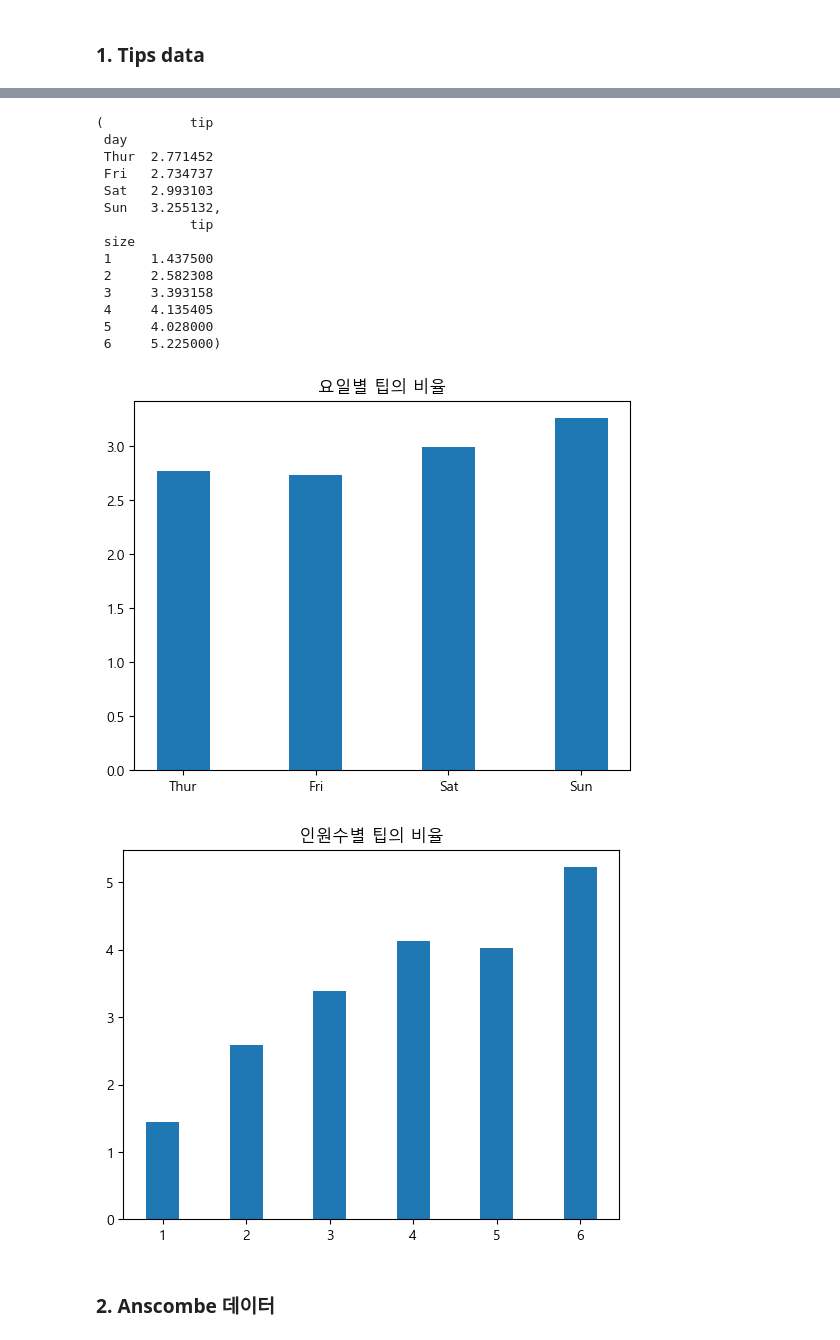
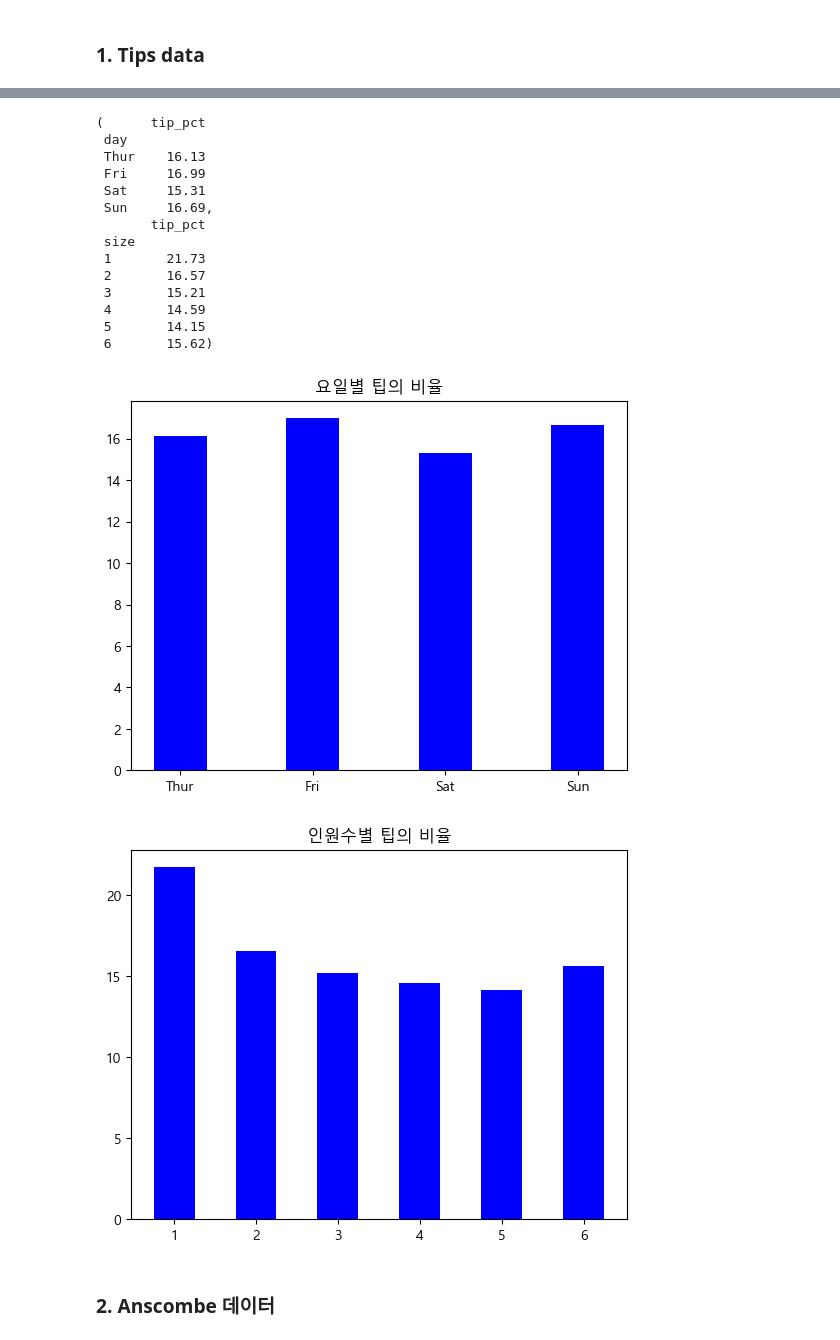
Before and after one commit to rawmouse96/DataAnalysis, a Jupyter notebook: 03.Matplotlib/과제/0418.ipynb, the cells around one changed output, grey strips where cells are left out. Saved outputs shown, nothing was run; the diff lists cells and outputs as text; code cells hidden in the pictures.

```diff
--- a/03.Matplotlib/과제/0418.ipynb
+++ b/03.Matplotlib/과제/0418.ipynb
@@ -9,5 +9,6 @@ plt.rcParams['axes.unicode_minus'] = False
 ### 1. Tips data
 # %%
 tips = sns.load_dataset('tips')
+tips['tip_pct'] = (tips.tip / tips.total_bill * 100).round(2)
 tips
 # %% [output]
@@ -17,35 +28,35 @@ tips
 # %%
-tips_day = tips.pivot_table('tip', 'day')
-tips_size = tips.pivot_table('tip', 'size')
+tips_day = tips.pivot_table('tip_pct', 'day')
+tips_size = tips.pivot_table('tip_pct', 'size')
 
-tips_day, tips_size
+tips_day.round(2), tips_size.round(2)
 # %% [output]
-(           tip
+(      tip_pct
  day
- Thur  2.771452
- Fri   2.734737
- Sat   2.993103
- Sun   3.255132,
-            tip
+ Thur    16.13
+ Fri     16.99
+ Sat     15.31
+ Sun     16.69,
+       tip_pct
  size
- 1     1.437500
- 2     2.582308
- 3     3.393158
- 4     4.135405
- 5     4.028000
- 6     5.225000)
+ 1       21.73
+ 2       16.57
+ 3       15.21
+ 4       14.59
+ 5       14.15
+ 6       15.62)
 # %%
-plt.bar(tips_day.index, tips_day.tip, width=0.4)
+plt.bar(tips_day.index, tips_day.tip_pct, width=0.4, color='blue')
 plt.title('요일별 팁의 비율')
 plt.show()
 # %% [output]
-[figure, old version]
+[figure, new version]
 # %%
-plt.bar(tips_size.index, tips_size.tip, width=0.4)
+plt.bar(tips_size.index, tips_size.tip_pct, width=0.5, color='blue')
 plt.title('인원수별 팁의 비율')
 plt.show()
 # %% [output]
-[figure, old version]
+[figure, new version]
 # %% [markdown]
 ### 2. Anscombe 데이터
 # %%
```
Also changed, not shown: parts of 6 cells of this notebook, 5 other files.
